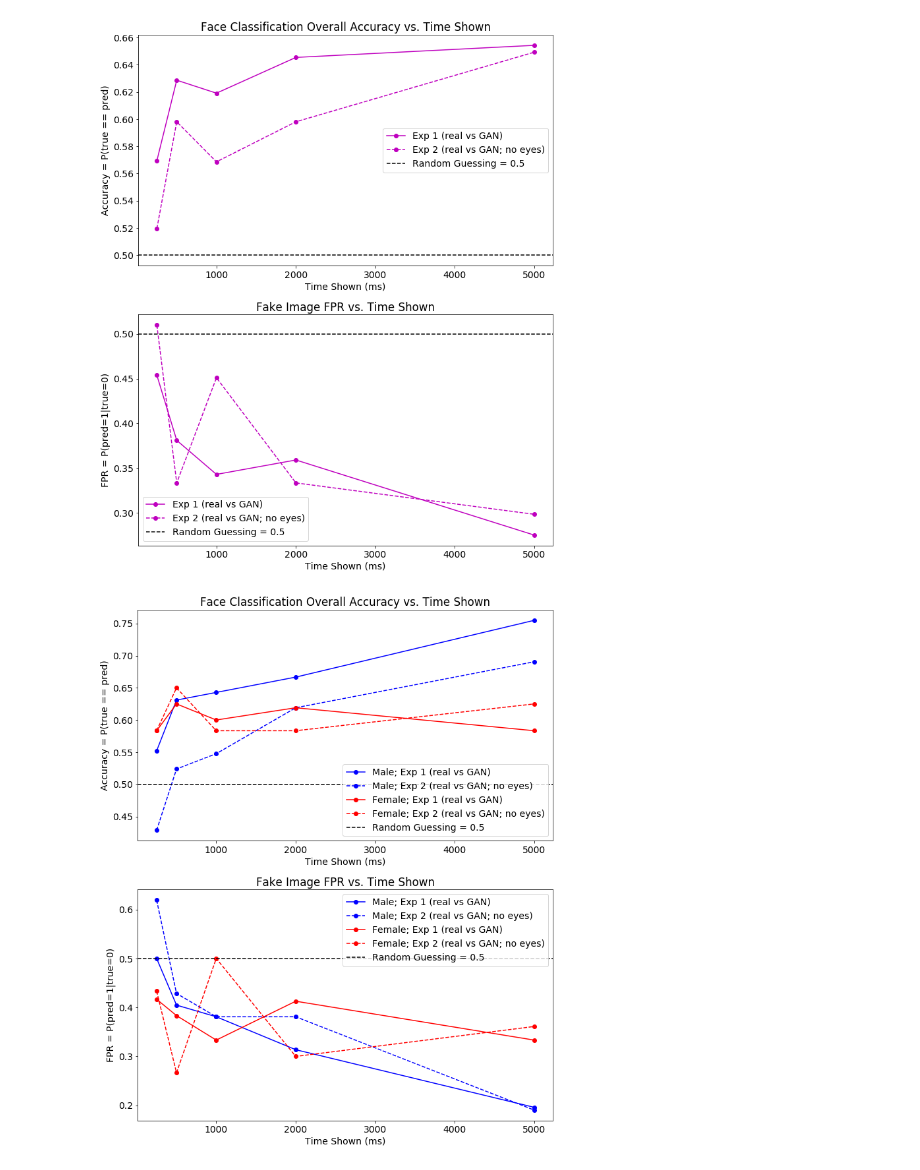
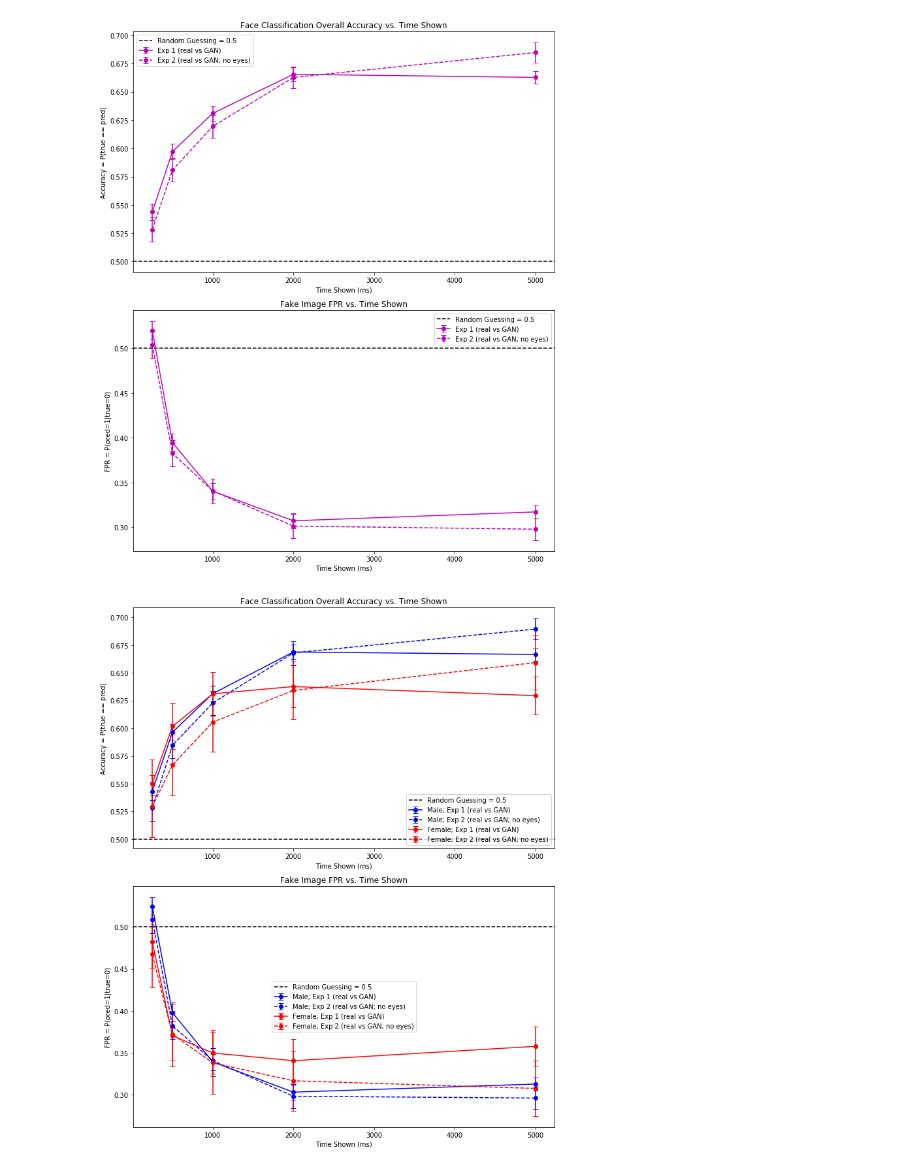
Before and after one commit to k-weng/6861-face, a Jupyter notebook: face-analysis.ipynb, the cells around one changed output. Saved outputs shown, nothing was run; the diff lists cells and outputs as text; code cells hidden in the pictures.

```diff
--- a/face-analysis.ipynb
+++ b/face-analysis.ipynb
@@ -134,12 +159,23 @@ ax2.set_title("Fake Image FPR vs. Time Shown")
 ax2.set_xlabel("Time Shown (ms)")
 ax2.set_ylabel("FPR = P(pred=1|true=0)")
 
-id_map = {1:("Exp 1 (real vs GAN)", "m", "-"), 2:("Exp 2 (real vs GAN; no eyes)", "m", "--")}
+id_map = {
+    1:("Exp 1 (real vs GAN)", "m", "-"),
+    2:("Exp 2 (real vs GAN; no eyes)", "m", "--")
+}
 
 for expt_id, (label, color, linestyle)  in id_map.items():
-    exp_data = results[results.expt_id == expt_id]
-    ax1.plot(exp_data.duration, exp_data.accuracy, color=color, linestyle=linestyle, marker='o', label=label)
-    ax2.plot(exp_data.duration, exp_data['(pred=1|true=0)'], color=color, linestyle=linestyle, marker='o', label=label)
+    exp_data = indiv_results[indiv_results.expt_id == expt_id]
+    ax1.errorbar(exp_data.duration, exp_data['accuracy'], yerr=exp_data['accuracy_conf'],
+                 color=color, linestyle=linestyle, marker='o', label=label, capsize=4)
+    ax2.errorbar(exp_data.duration, exp_data['(pred=1|true=0)'], yerr=exp_data['(pred=1|true=0)_conf'],
+                 color=color, linestyle=linestyle, marker='o', label=label, capsize=4)
+
+#     exp_data = results[results.expt_id == expt_id]
+#     ax1.plot(exp_data.duration, exp_data.accuracy, color=color, linestyle=linestyle, marker='o', label=label)
+#     ax2.plot(exp_data.duration, exp_data['(pred=1|true=0)'], color=color, linestyle=linestyle, marker='o', label=label)
+
+#     print (exp_data.accuracy)
 
 ax1.axhline(y=0.5, color="k", linestyle="--", label="Random Guessing = 0.5")
 ax2.axhline(y=0.5, color="k", linestyle="--", label="Random Guessing = 0.5")
@@ -150,41 +186,44 @@ ax2.legend(loc=0)
 plt.tight_layout()
 plt.show()
 # %% [output]
-[figure, old version]
+[figure, new version]
 # %%
 fig = plt.figure(figsize=(10,12))
 ax1 = fig.add_subplot(211)
 ax1.set_title("Face Classification Overall Accuracy vs. Time Shown")
 ax1.set_xlabel("Time Shown (ms)")
 ax1.set_ylabel("Accuracy = P(true == pred)")
 
 ax2 = fig.add_subplot(212)
 ax2.set_title("Fake Image FPR vs. Time Shown")
 ax2.set_xlabel("Time Shown (ms)")
 ax2.set_ylabel("FPR = P(pred=1|true=0)")
 
 gender_id_map = {
     ('male', 1):("Male; Exp 1 (real vs GAN)", "b", "-"),
     ('male', 2):("Male; Exp 2 (real vs GAN; no eyes)", "b", "--"),
     ('female', 1):("Female; Exp 1 (real vs GAN)", "r", "-"),
     ('female', 2):("Female; Exp 2 (real vs GAN; no eyes)", "r", "--")
 }
 
 for (gender, expt_id), (label, color, linestyle)  in gender_id_map.items():
-    exp_data = gender_results[(gender_results.gender == gender) & (gender_results.expt_id == expt_id)]
-    ax1.plot(exp_data.duration, exp_data.accuracy, color=color, linestyle=linestyle, marker='o', label=label)
-    ax2.plot(exp_data.duration, exp_data['(pred=1|true=0)'], color=color, linestyle=linestyle, marker='o', label=label)
+    exp_data = indiv_gender_results[(indiv_gender_results.gender == gender) & (indiv_gender_results.expt_id == expt_id)]
+    ax1.errorbar(exp_data.duration, exp_data['accuracy'], yerr=exp_data['accuracy_conf'],
+                 color=color, linestyle=linestyle, marker='o', label=label, capsize=4)
+    ax2.errorbar(exp_data.duration, exp_data['(pred=1|true=0)'], yerr=exp_data['(pred=1|true=0)_conf'],
+                 color=color, linestyle=linestyle, marker='o', label=label, capsize=4)
+
 
 ax1.axhline(y=0.5, color="k", linestyle="--", label="Random Guessing = 0.5")
 ax2.axhline(y=0.5, color="k", linestyle="--", label="Random Guessing = 0.5")
 
 ax1.legend(loc=0)
 ax2.legend(loc=0)
 
 plt.tight_layout()
 plt.show()
 # %% [output]
-[figure, old version]
+[figure, new version]
 # %%
 print ("Exp 1, # datapoints: %d" % df[df.expt_id==1].id.count())
 print ("Exp 2, # datapoints: %d" % df[df.expt_id==2].id.count())
```
Also changed, not shown: parts of 14 cells of this notebook, 12 other files.
